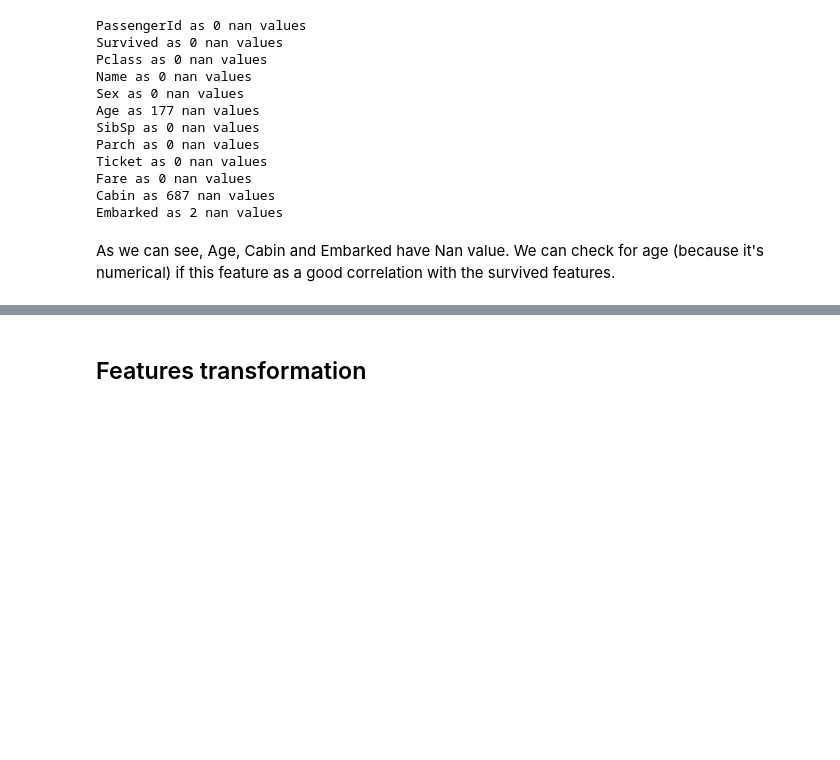
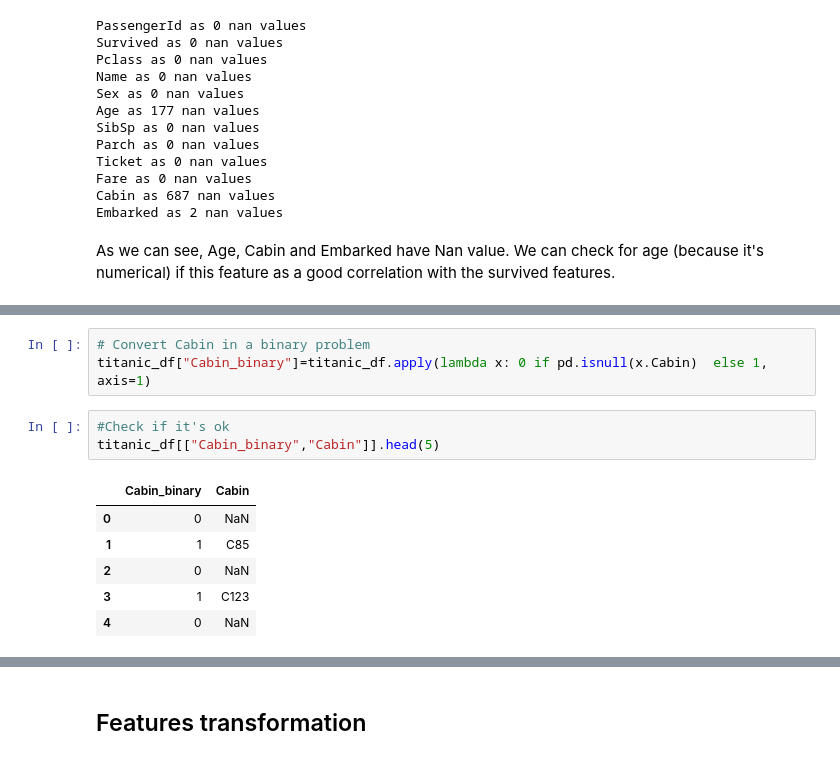
Before and after one commit to chris97425/titanic_kaggle_training, a Jupyter notebook: Notebook/data_analysis.ipynb, the cells around one changed output, grey strips where cells are left out. Drawn from its saved outputs; the diff is of its cells as text; blank space fills up the shorter version.

```diff
--- a/Notebook/data_analysis.ipynb
+++ b/Notebook/data_analysis.ipynb
@@ -95,0 +108,13 @@ This table tell us for 1 more age the survival rate decrease to 7%.
+# %%
+# Convert Cabin in a binary problem
+titanic_df["Cabin_binary"]=titanic_df.apply(lambda x: 0 if pd.isnull(x.Cabin)  else 1, axis=1)
+# %%
+#Check if it's ok
+titanic_df[["Cabin_binary","Cabin"]].head(5)
+# %% [output]
+|  | Cabin_binary | Cabin |
+| 0 | 0 | NaN |
+| 1 | 1 | C85 |
+| 2 | 0 | NaN |
+| 3 | 1 | C123 |
+| 4 | 0 | NaN |
```
Also changed, not shown: parts of 5 cells of this notebook.
